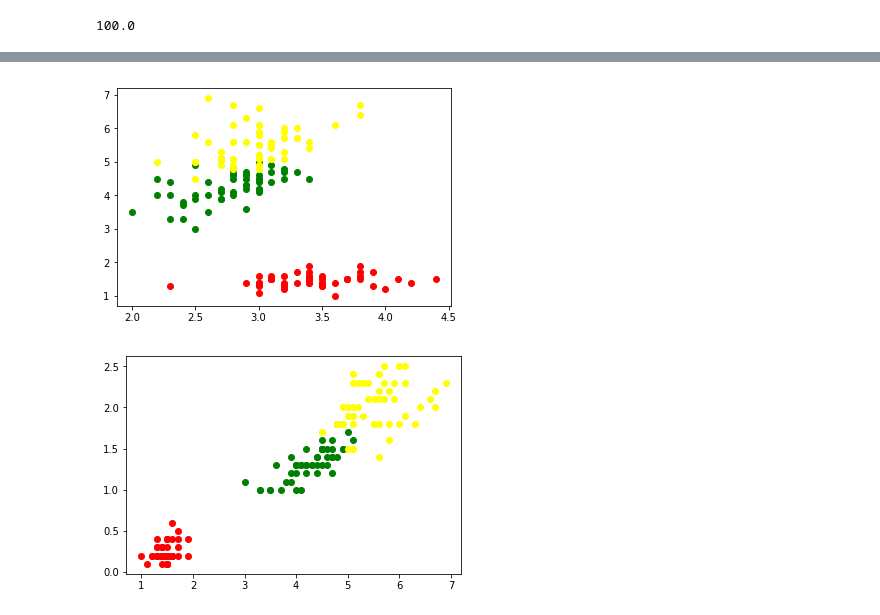
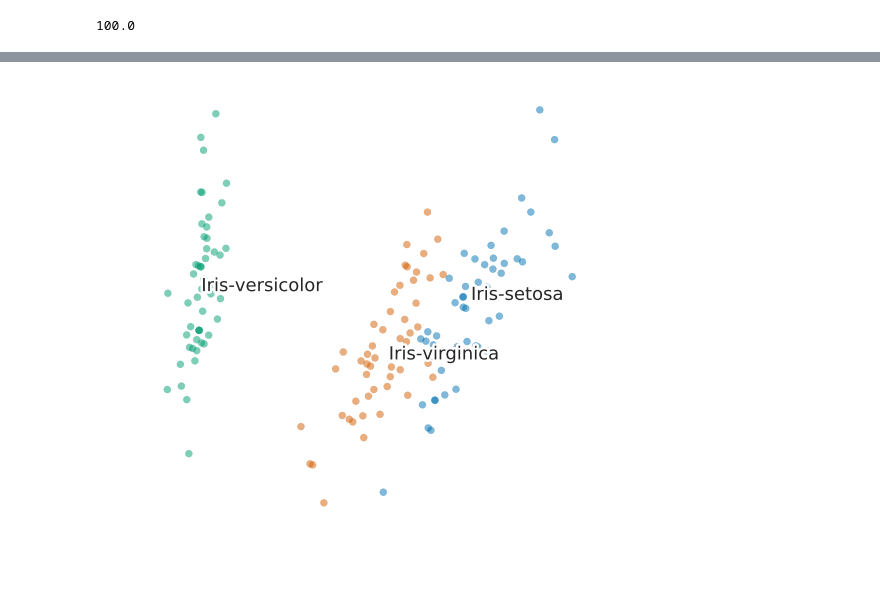
Before and after one commit to Mafidyuz/NeuralNetworksExercises, a Jupyter notebook: MLP/iris/iris.ipynb, the cells around one changed output, grey strips where cells are left out. Drawn from its saved outputs; the diff is of its cells as text; code cells hidden in the pictures; blank space fills up the shorter version.

```diff
--- a/MLP/iris/iris.ipynb
+++ b/MLP/iris/iris.ipynb
@@ -24,3 +24,5 @@ from sklearn.model_selection import train_test_split
 # %%
 df = pd.read_csv('data/iris.data', header=None)
 df.head()
+
+name_flowers = df[4].unique()
@@ -69,14 +54,0 @@ plt.show()
-# %%
-plt.plot(df[1].values[0:50], df[2].values[0:50], 'o', color='red')
-plt.plot(df[1].values[50:100], df[2].values[50:100], 'o', color='green')
-plt.plot(df[1].values[100:150], df[2].values[100:150],'o', color='yellow')
-plt.show()
-# %% [output]
-[figure, removed]
-# %%
-plt.plot(df[2].values[0:50], df[3].values[0:50], 'o', color='red')
-plt.plot(df[2].values[50:100], df[3].values[50:100], 'o', color='green')
-plt.plot(df[2].values[100:150], df[3].values[100:150], 'o', color='yellow')
-plt.show()
-# %% [output]
-[figure, removed]
@@ -82,0 +65,40 @@ plt.show()
+# %%
+n_comp = 2
+
+pca = PCA(n_components=n_comp)
+X_pca = pca.fit_transform(X)
+# %%
+def scatter(x, labels):
+    # We choose a color palette with seaborn.
+    palette = np.array(sns.color_palette("colorblind", 10))
+
+    # We create a scatter plot.
+    f = plt.figure(figsize=(8, 8))
+    ax = plt.subplot(aspect='equal')
+    sc = ax.scatter(x[:,0], x[:,1],
+                    c=palette[list(labels)],
+                    alpha=0.5)
+
+    plt.xlim(-25, 25)    # we fix X and Y range
+    plt.ylim(-25, 25)    # (-25, 25) hardcoded after inspection
+    ax.axis('off')       # we don't actually need axes
+    ax.axis('tight')     # this avoids a cluttered graph
+
+    # We add the labels for each digit.
+    txts = []
+    for i in range(10):
+        # Position each label on the median of the corresponding mapped points.
+        if np.sum([labels==i]):
+            xtext, ytext = np.median(x[labels == i, :], axis=0)
+            txt = ax.text(xtext, ytext, str(name_flowers[i]), fontsize=18)
+            txt.set_path_effects([
+                PathEffects.Stroke(linewidth=5, foreground="w"),
+                PathEffects.Normal()])
+            txts.append(txt)
+
+    return f, ax, sc, txts
+# %%
+fig_pca, ax_pca, _, _ = scatter(X_pca, y.astype(int))
+plt.show()
+# %% [output]
+[figure, added]
```
Also changed, not shown: parts of 8 cells of this notebook.
